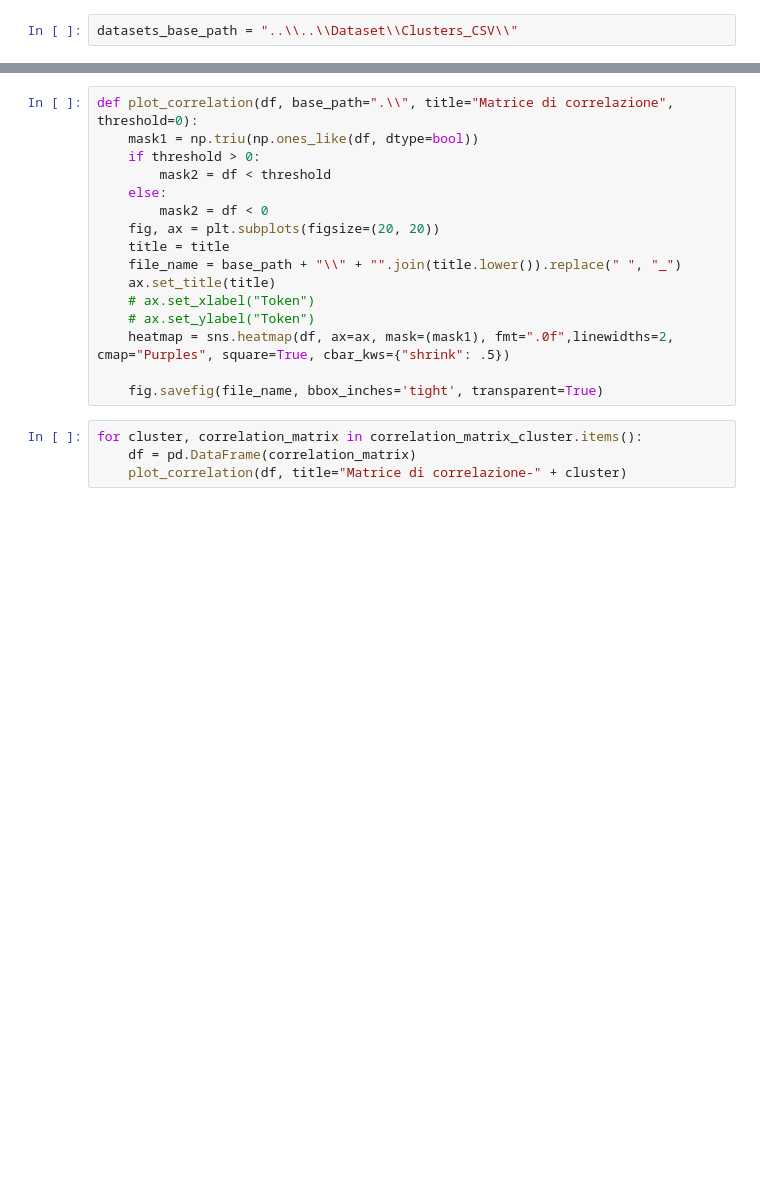
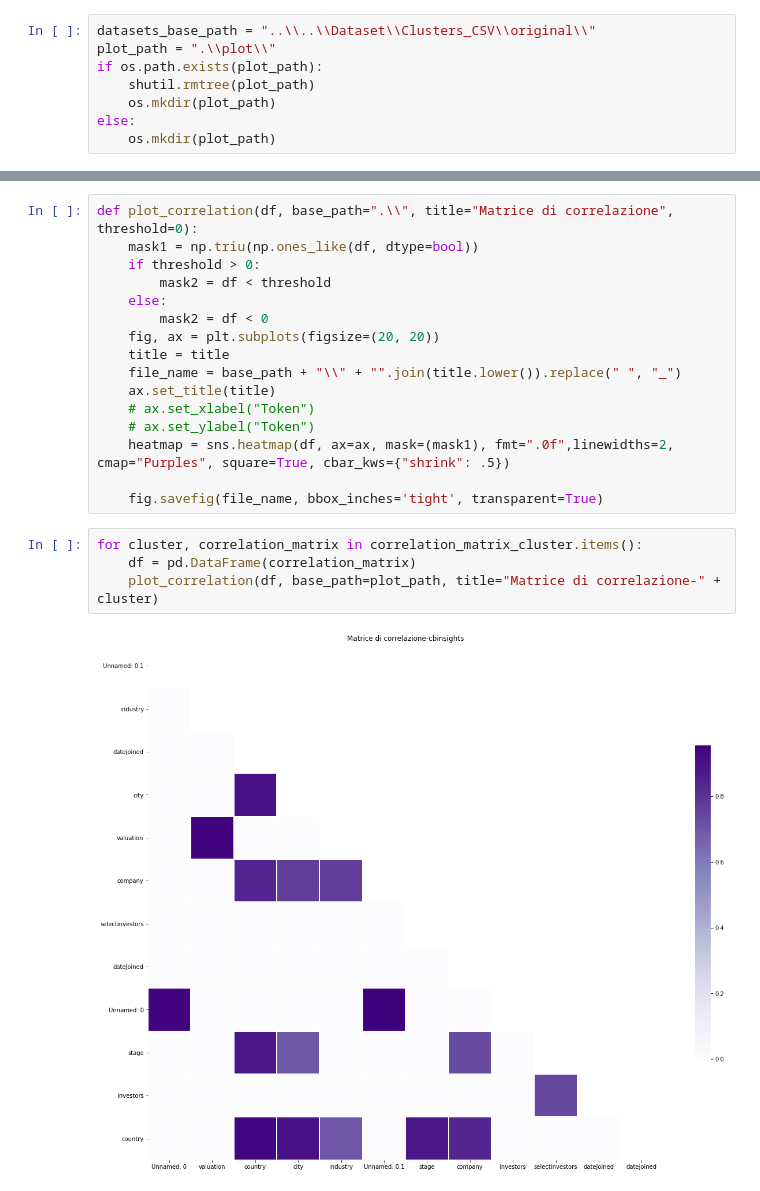
Before and after one commit to Data-Integration-Lilla-team/hw-8-Data_integration, a Jupyter notebook: Project/Schema matching/Valentine/SchemaMatching-Valentine.ipynb, the cells around one changed output, grey strips where cells are left out. Drawn from its saved outputs; the diff is of its cells as text; blank space fills up the shorter version.

```diff
--- a/Project/Schema matching/Valentine/SchemaMatching-Valentine.ipynb
+++ b/Project/Schema matching/Valentine/SchemaMatching-Valentine.ipynb
@@ -15,4 +15,10 @@ import matplotlib.colors
 import matplotlib.pyplot as plt
 import numpy as np
 # %%
-datasets_base_path = "..\\..\\Dataset\\Clusters_CSV\\"
+datasets_base_path = "..\\..\\Dataset\\Clusters_CSV\\original\\"
+plot_path = ".\\plot\\"
+if os.path.exists(plot_path):
+    shutil.rmtree(plot_path)
+    os.mkdir(plot_path)
+else:
+    os.mkdir(plot_path)
@@ -205,4 +233,6 @@ def plot_correlation(df, base_path=".\\", title="Matrice di correlazione", thres
 # %%
 for cluster, correlation_matrix in correlation_matrix_cluster.items():
     df = pd.DataFrame(correlation_matrix)
-    plot_correlation(df, title="Matrice di correlazione-" + cluster)
+    plot_correlation(df, base_path=plot_path, title="Matrice di correlazione-" + cluster)
+# %% [output]
+[figure, added]
```
Also changed, not shown: parts of 5 cells of this notebook, 17 other files.
